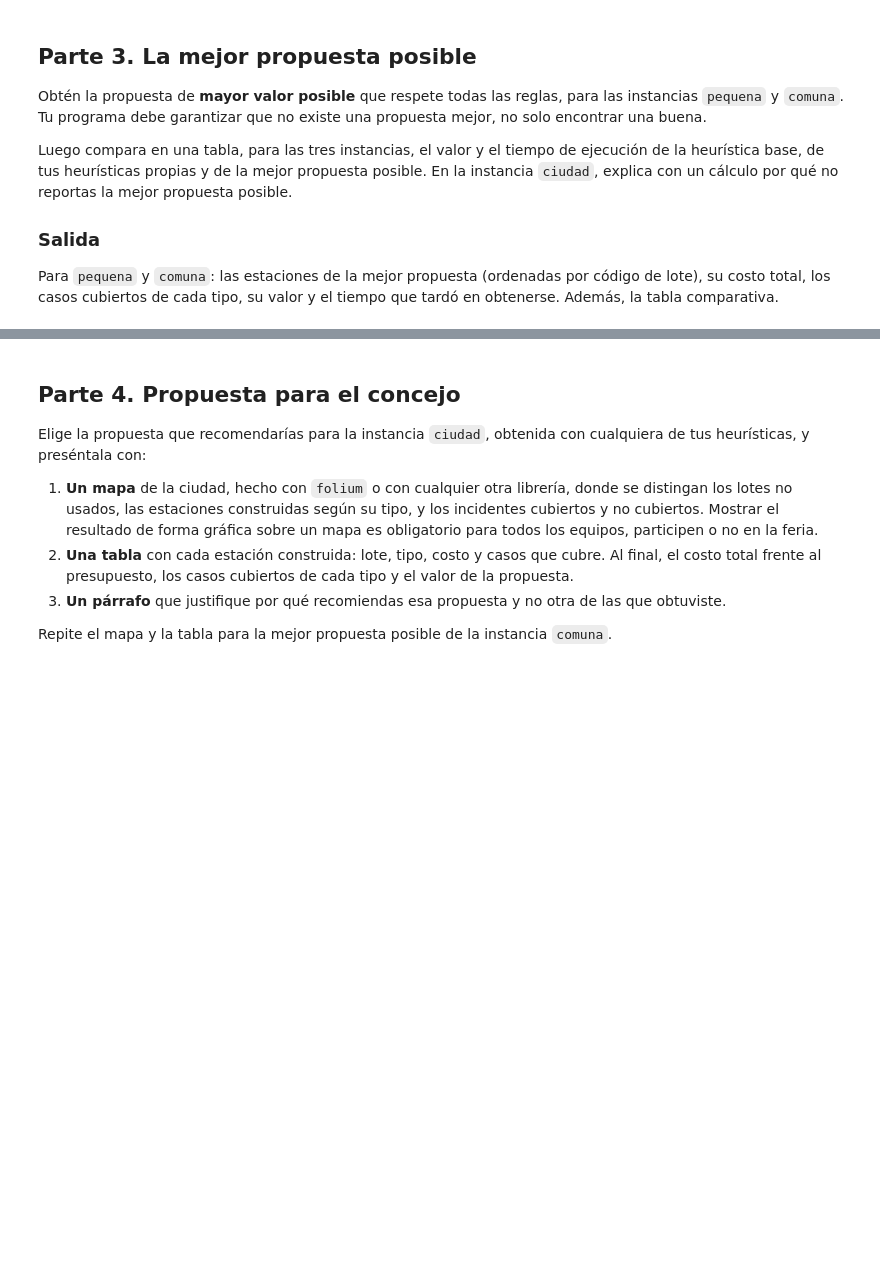
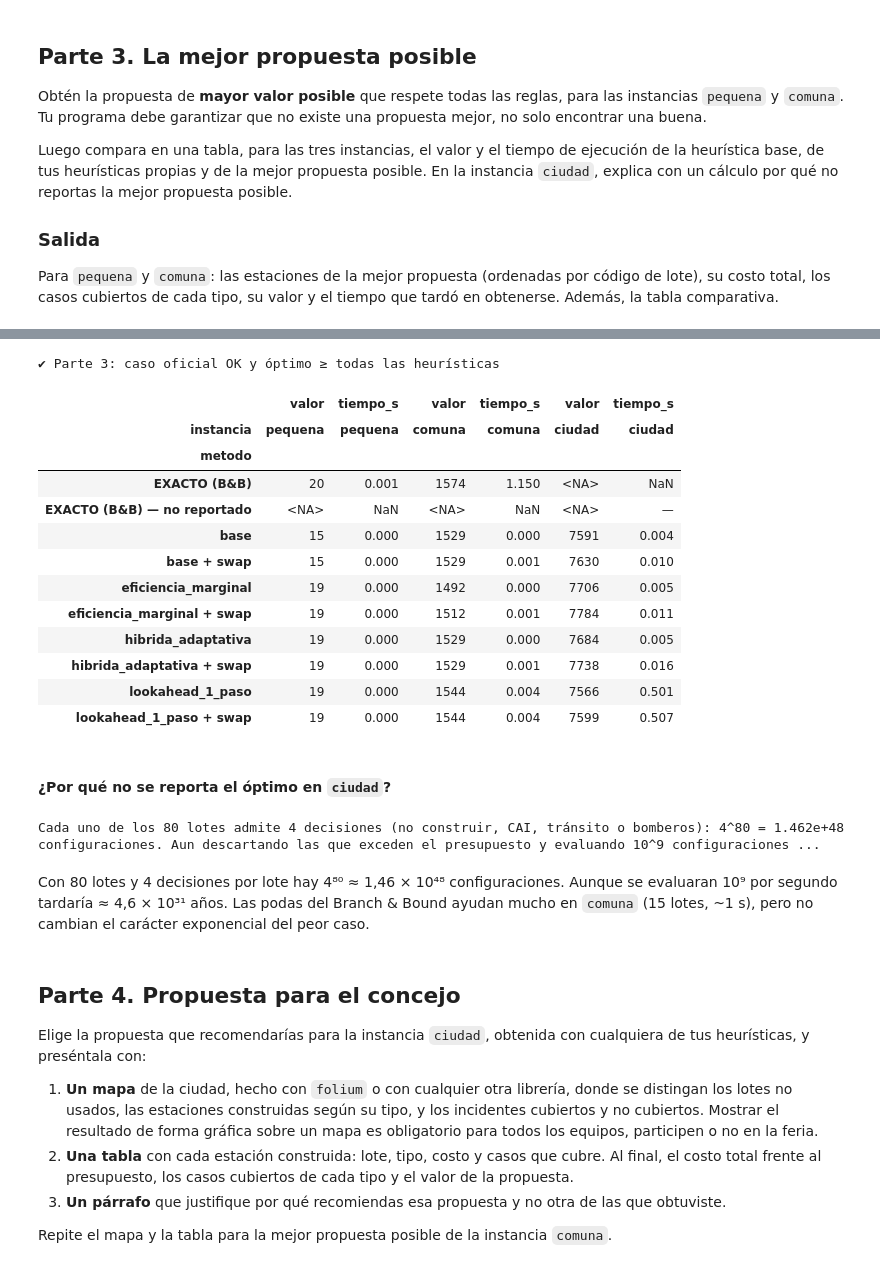
Before and after one commit to Moshua53/Estaciones_medellin, a Jupyter notebook: 20262_estaciones/practica_estaciones.ipynb, the cells around one changed output, grey strips where cells are left out. Drawn from its saved outputs; the diff is of its cells as text; code cells hidden in the pictures; blank space fills up the shorter version.

```diff
--- a/20262_estaciones/practica_estaciones.ipynb
+++ b/20262_estaciones/practica_estaciones.ipynb
@@ -148,0 +175,11 @@ casos_ej_001_parte1 = [
+# %%
+INSTANCIAS = ["pequena", "comuna", "ciudad"]
+INST, ALC = {}, {}
+for nombre in INSTANCIAS:
+    t0 = time.perf_counter(); INST[nombre] = cargar_instancia(nombre); t_carga = time.perf_counter() - t0
+    t0 = time.perf_counter(); ALC[nombre] = calcular_alcance(INST[nombre]); t_alc = time.perf_counter() - t0
+    i = INST[nombre]
+    print(f"{nombre:8s} nodos={len(i.nodos):6d} tramos={i.n_aristas:6d} lotes={len(i.lotes):3d} "
+          f"incidentes={len(i.incidentes):5d} | carga {t_carga:.2f}s · alcance (Dijkstra por lote) {t_alc:.2f}s")
+assert t_alc < 60, "ciudad excede el límite de 1 minuto"
+print("\nCiudad cumple el límite de 60 s con amplio margen.")
@@ -196,0 +284,10 @@ casos_ej_001_parte2 = [
+# %%
+def mostrar(nombre_inst, metodo, p):
+    print(f"[{nombre_inst} · {metodo}]  valor={p.valor}  costo={p.costo_total}  casos={p.casos_cubiertos}")
+    print("   estaciones:", p.estaciones)
+
+RES = {n: {} for n in INSTANCIAS}
+for n in INSTANCIAS:
+    for k, f in HEURISTICAS.items():
+        RES[n][k] = f(ALC[n]); mostrar(n, k, RES[n][k])
+    print()
@@ -219,3 +436,46 @@ casos_ej_001_parte3 = [
+# %%
+# Validación contra casos_ej_001_parte3 + el óptimo nunca es peor que ninguna heurística
+for caso in casos_ej_001_parte3:
+    s = caso["salida"]; p = EXACTO[caso["entrada"]["instancia"]][0]
+    assert p.estaciones == s["estaciones"] and p.costo_total == s["costo_total"]
+    assert p.casos_cubiertos == s["casos_cubiertos"] and p.valor == s["valor"]
+for n in EXACTO:
+    assert all(EXACTO[n][0].valor >= RES[n][k].valor for k in HEURISTICAS)
+print("✔ Parte 3: caso oficial OK y óptimo ≥ todas las heurísticas")
+# %% [output]
+✔ Parte 3: caso oficial OK y óptimo ≥ todas las heurísticas
+# %%
+# Tabla comparativa: valor y tiempo de cada método en las 3 instancias
+filas = tabla_comparativa(ALC, HEURISTICAS)
+df = pd.DataFrame(filas)
+df["valor"] = df["valor"].astype("Int64"); df["costo"] = df["costo"].astype("Int64")
+df["tiempo_s"] = df["tiempo_s"].map(lambda x: "—" if pd.isna(x) else f"{x:.3f}")
+df.loc[df["valor"].isna(), "metodo"] = "EXACTO (B&B) — no reportado"
+display(df.pivot_table(index="metodo", columns="instancia", values=["valor", "tiempo_s"], aggfunc="first")
+          [[("valor", "pequena"), ("tiempo_s", "pequena"), ("valor", "comuna"), ("tiempo_s", "comuna"),
+            ("valor", "ciudad"), ("tiempo_s", "ciudad")]])
+# %% [output]
+|  | valor | tiempo_s | valor | tiempo_s | valor | tiempo_s |
+| instancia | pequena | pequena | comuna | comuna | ciudad | ciudad |
+| metodo |  |  |  |  |  |  |
+| EXACTO (B&B) | 20 | 0.001 | 1574 | 1.150 | <NA> | NaN |
+| EXACTO (B&B) — no reportado | <NA> | NaN | <NA> | NaN | <NA> | — |
+| base | 15 | 0.000 | 1529 | 0.000 | 7591 | 0.004 |
+| base + swap | 15 | 0.000 | 1529 | 0.001 | 7630 | 0.010 |
+| eficiencia_marginal | 19 | 0.000 | 1492 | 0.000 | 7706 | 0.005 |
+| eficiencia_marginal + swap | 19 | 0.000 | 1512 | 0.001 | 7784 | 0.011 |
+| hibrida_adaptativa | 19 | 0.000 | 1529 | 0.000 | 7684 | 0.005 |
+| hibrida_adaptativa + swap | 19 | 0.000 | 1529 | 0.001 | 7738 | 0.016 |
+| lookahead_1_paso | 19 | 0.000 | 1544 | 0.004 | 7566 | 0.501 |
+| lookahead_1_paso + swap | 19 | 0.000 | 1544 | 0.004 | 7599 | 0.507 |
+# %% [markdown]
+#### ¿Por qué no se reporta el óptimo en `ciudad`?
+# %%
+print(demostracion_ciudad())
+# %% [output]
+Cada uno de los 80 lotes admite 4 decisiones (no construir, CAI, tránsito o bomberos): 4^80 = 1.462e+48 configuraciones. Aun descartando las que exceden el presupuesto y evaluando 10^9 configuraciones ...
+# %% [markdown]
+Con 80 lotes y 4 decisiones por lote hay 4⁸⁰ ≈ 1,46 × 10⁴⁸ configuraciones. Aunque se evaluaran 10⁹ por segundo tardaría ≈ 4,6 × 10³¹ años. Las podas del Branch & Bound ayudan mucho en `comuna` (15 lotes, ~1 s), pero no cambian el carácter exponencial del peor caso.
 # %% [markdown]
 ## Parte 4. Propuesta para el concejo
 
```
Also changed, not shown: parts of 26 cells of this notebook, 46 other files.
